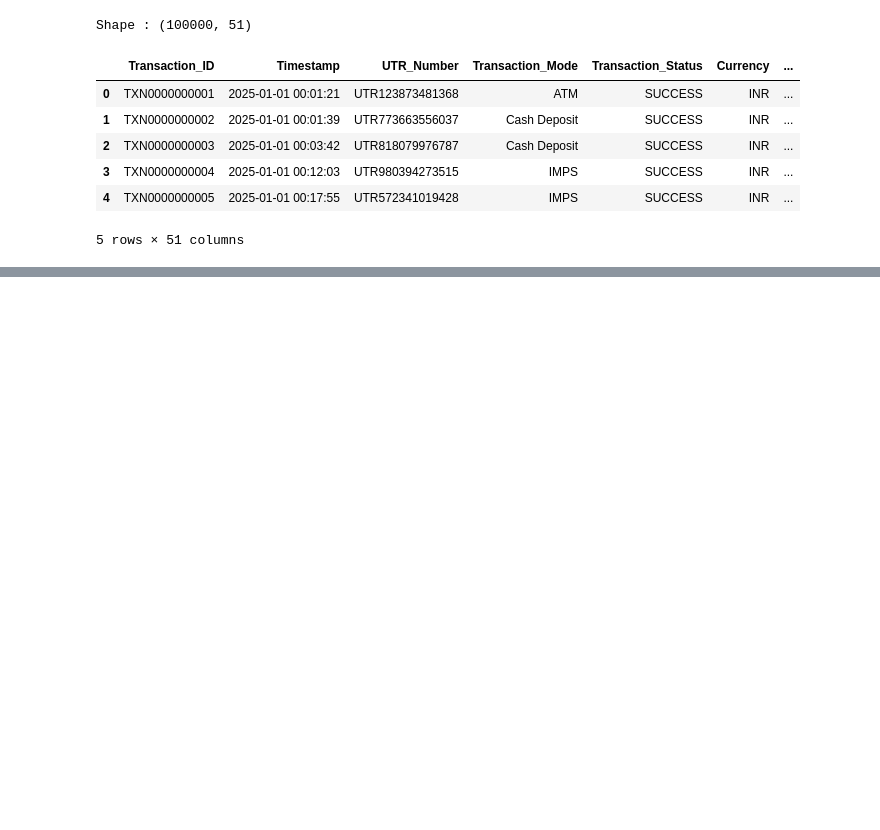
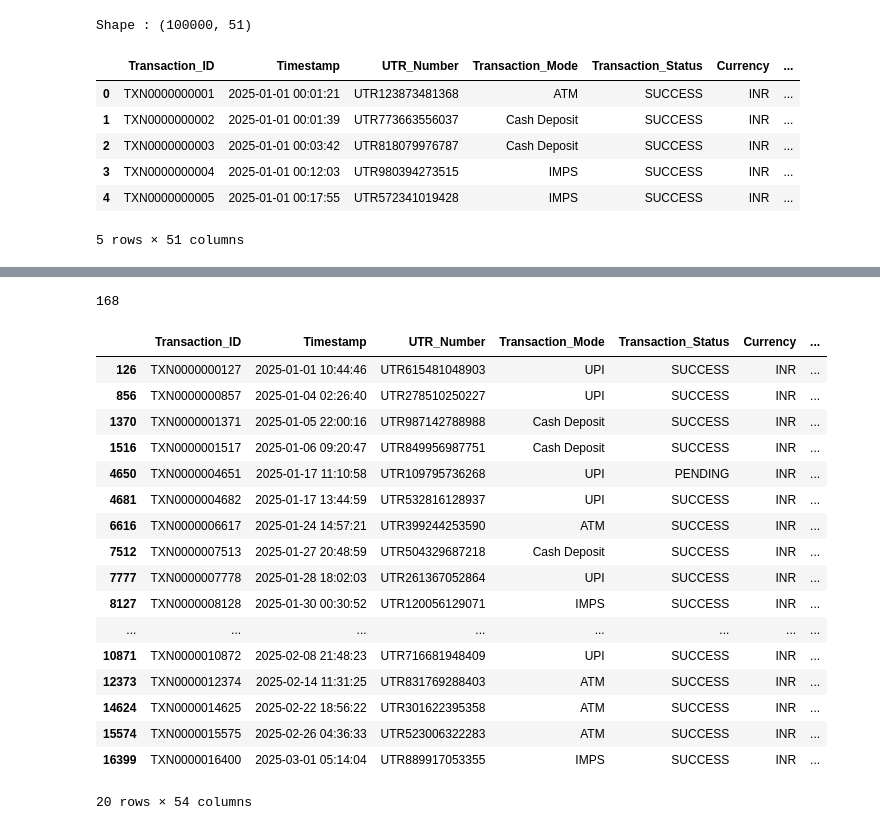
Before and after one commit to abhishek-3740/TRI-NETRA, a Jupyter notebook: bank_transactions_cleaning.ipynb, the cells around one changed output, grey strips where cells are left out. Drawn from its saved outputs; the diff is of its cells as text; code cells hidden in the pictures; blank space fills up the shorter version.

```diff
--- a/bank_transactions_cleaning.ipynb
+++ b/bank_transactions_cleaning.ipynb
@@ -1112,0 +1145,72 @@ bank_transactions.csv saved successfully.
+# %%
+TOTAL_TRANSACTIONS = len(fraud_df)
+
+FRAUD_PERCENT = 0.00168
+
+TOTAL_FRAUDS = int(TOTAL_TRANSACTIONS * FRAUD_PERCENT)
+
+print(TOTAL_FRAUDS)
+# %% [output]
+168
+# %%
+fraud_indices = random.sample(
+    list(fraud_df.index),
+    TOTAL_FRAUDS
+)
+# %%
+fraud_types = [
+    "UPI Scam",
+    "Rapid Layering",
+    "Mule Account",
+    "ATM Cash Out",
+    "SIM Swap",
+    "Account Takeover",
+    "Merchant Fraud",
+    "Circular Money Flow"
+]
+# %%
+case_number = 1
+
+for idx in fraud_indices:
+
+    fraud_df.loc[idx, "Case_ID"] = (
+        f"CASE{case_number:05d}"
+    )
+
+    fraud_df.loc[idx, "Fraud_Type"] = random.choice(
+        fraud_types
+    )
+
+    fraud_df.loc[idx, "Fraud_Score"] = round(
+        random.uniform(0.80, 0.99),
+        2
+    )
+
+    fraud_df.loc[idx, "Investigation_Status"] = (
+        "Flagged"
+    )
+
+    case_number += 1
+# %%
+fraud_df[
+    fraud_df["Fraud_Type"] != "Normal"
+].head(20)
+# %% [output]
+|  | Transaction_ID | Timestamp | UTR_Number | Transaction_Mode | Transaction_Status | Currency | ... |
+| 126 | TXN0000000127 | 2025-01-01 10:44:46 | UTR615481048903 | UPI | SUCCESS | INR | ... |
+| 856 | TXN0000000857 | 2025-01-04 02:26:40 | UTR278510250227 | UPI | SUCCESS | INR | ... |
+| 1370 | TXN0000001371 | 2025-01-05 22:00:16 | UTR987142788988 | Cash Deposit | SUCCESS | INR | ... |
+| 1516 | TXN0000001517 | 2025-01-06 09:20:47 | UTR849956987751 | Cash Deposit | SUCCESS | INR | ... |
+| 4650 | TXN0000004651 | 2025-01-17 11:10:58 | UTR109795736268 | UPI | PENDING | INR | ... |
+| 4681 | TXN0000004682 | 2025-01-17 13:44:59 | UTR532816128937 | UPI | SUCCESS | INR | ... |
+| 6616 | TXN0000006617 | 2025-01-24 14:57:21 | UTR399244253590 | ATM | SUCCESS | INR | ... |
+| 7512 | TXN0000007513 | 2025-01-27 20:48:59 | UTR504329687218 | Cash Deposit | SUCCESS | INR | ... |
+| 7777 | TXN0000007778 | 2025-01-28 18:02:03 | UTR261367052864 | UPI | SUCCESS | INR | ... |
+| 8127 | TXN0000008128 | 2025-01-30 00:30:52 | UTR120056129071 | IMPS | SUCCESS | INR | ... |
+| ... | ... | ... | ... | ... | ... | ... | ... |
+| 10871 | TXN0000010872 | 2025-02-08 21:48:23 | UTR716681948409 | UPI | SUCCESS | INR | ... |
+| 12373 | TXN0000012374 | 2025-02-14 11:31:25 | UTR831769288403 | ATM | SUCCESS | INR | ... |
+| 14624 | TXN0000014625 | 2025-02-22 18:56:22 | UTR301622395358 | ATM | SUCCESS | INR | ... |
+| 15574 | TXN0000015575 | 2025-02-26 04:36:33 | UTR523006322283 | ATM | SUCCESS | INR | ... |
+| 16399 | TXN0000016400 | 2025-03-01 05:14:04 | UTR889917053355 | IMPS | SUCCESS | INR | ... |
+20 rows × 54 columns
```
Also changed, not shown: parts of 30 cells of this notebook, 5 other files.
